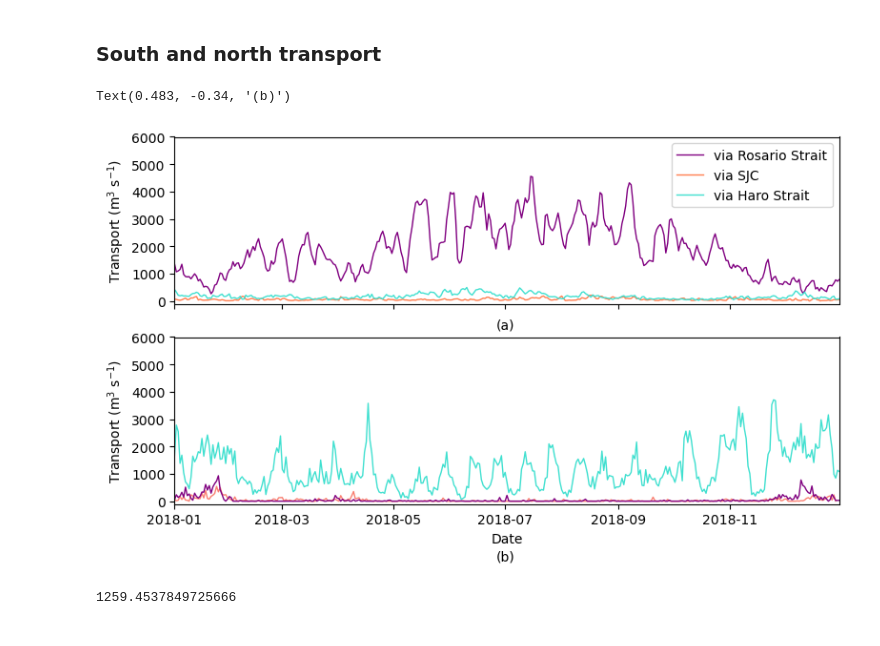
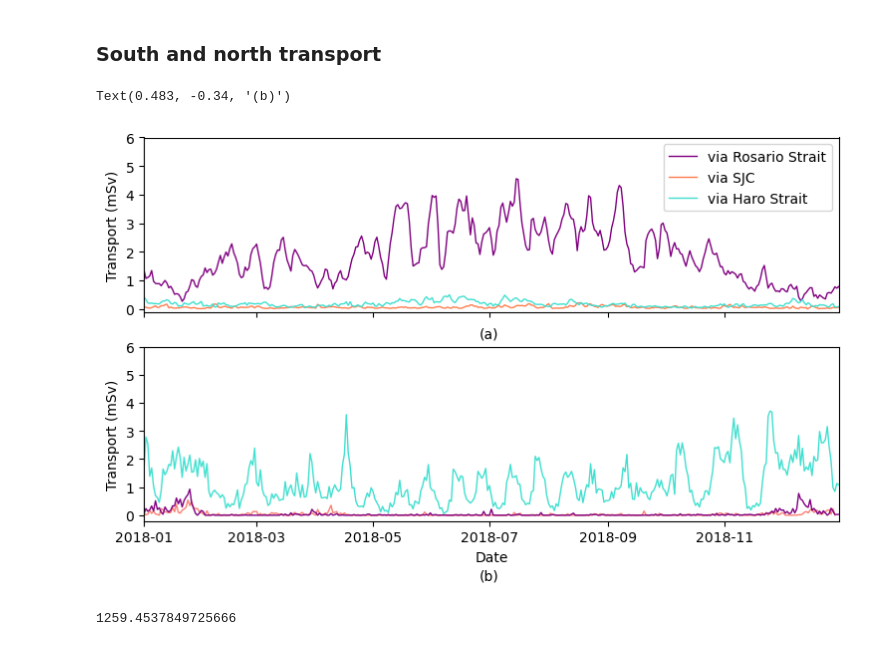
Before and after one commit to SalishSeaCast/StangAllen_SJGIPaper, a Jupyter notebook: SouthFlow_Comps.ipynb, the cells around one changed output. Drawn from its saved outputs; the diff is of its cells as text; code cells hidden in the pictures.

```diff
--- a/SouthFlow_Comps.ipynb
+++ b/SouthFlow_Comps.ipynb
@@ -180,31 +180,31 @@ ax.plot(admtopr_sjc)
 # %%
 fig,[ax,ax2] = plt.subplots(2,1,figsize=(9,5),sharex=True)
 
-ax.plot(ros_to_adm,color='purple',lw=1.0,label='via Rosario Strait')
-ax.plot(sjc_to_adm.dropna(),color='coral',lw=1.0,label='via SJC')
-ax.plot(haro_to_adm,color='turquoise',lw=1.0,label='via Haro Strait')
+ax.plot(ros_to_adm/1000,color='purple',lw=1.0,label='via Rosario Strait')
+ax.plot(sjc_to_adm.dropna()/1000,color='coral',lw=1.0,label='via SJC')
+ax.plot(haro_to_adm/1000,color='turquoise',lw=1.0,label='via Haro Strait')
 ax.set_xlim([datelist_gulftoadm_haro[0],datelist_gulftoadm_haro.iloc[-1]])
 # ax.set_xlabel('Date')
-ax.set_ylabel(f'Transport (m$^3$ s$^{{-1}}$)')
-ax.set_ylim([-100,6000])
-ax.set_yticks(np.arange(0,6100,1000))
+ax.set_ylabel(f'Transport (mSv)')
+ax.set_ylim([-0.1,6])
+ax.set_yticks(np.arange(0,6.1,1))
 ax.legend(loc=1)
 
-ax2.plot(admtopr_haro,color='turquoise',lw=1.0,label='via Haro Strait')
-ax2.plot(admtopr_sjc,color='salmon',lw=1.0,label='via SJC')
-ax2.plot(admtopr_ros,color='purple',lw=1.0,label='via Rosario Strait')
-ax2.set_ylim([-100,6000])
-ax2.set_yticks(np.arange(0,6100,1000))
+ax2.plot(admtopr_haro/1000,color='turquoise',lw=1.0,label='via Haro Strait')
+ax2.plot(admtopr_sjc/1000,color='salmon',lw=1.0,label='via SJC')
+ax2.plot(admtopr_ros/1000,color='purple',lw=1.0,label='via Rosario Strait')
+ax2.set_ylim([-0.2,6])
+ax2.set_yticks(np.arange(0,6.1,1))
 # ax2.legend()
-ax2.set_ylabel(f'Transport (m$^3$ s$^{{-1}}$)')
+ax2.set_ylabel(f'Transport (mSv)')
 ax2.set_xlim([datelist_admtopr_haro[0],datelist_admtopr_haro.iloc[-1]])
 ax2.xaxis.set_major_locator(plt.matplotlib.dates.MonthLocator(interval=2)) # Tick frequency
 ax2.set_xlabel('Date')
 
 fig.subplots_adjust(hspace=0.2)
 ax.text(0.483, -0.15, "(a)", transform=ax.transAxes)
 ax2.text(0.483, -0.34, "(b)", transform=ax2.transAxes)
 # %% [output]
 Text(0.483, -0.34, '(b)')
-[figure, old version]
+[figure, new version]
 # %%
```
Also changed, not shown: parts of 2 cells of this notebook.
